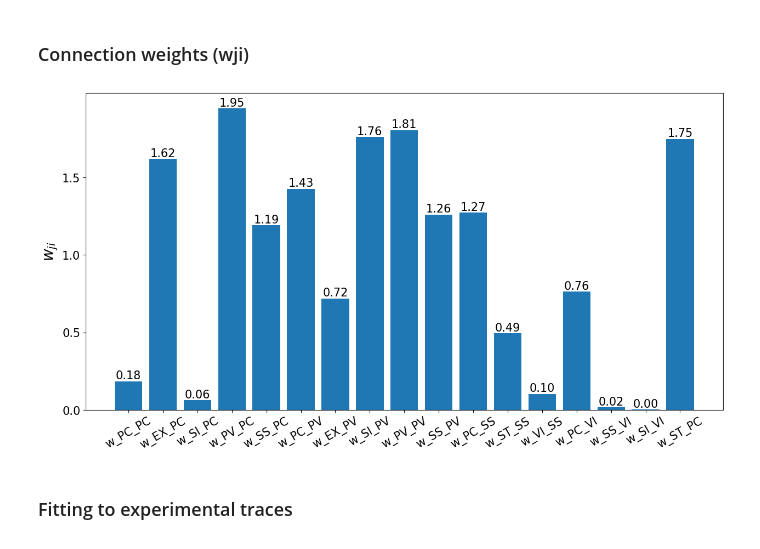
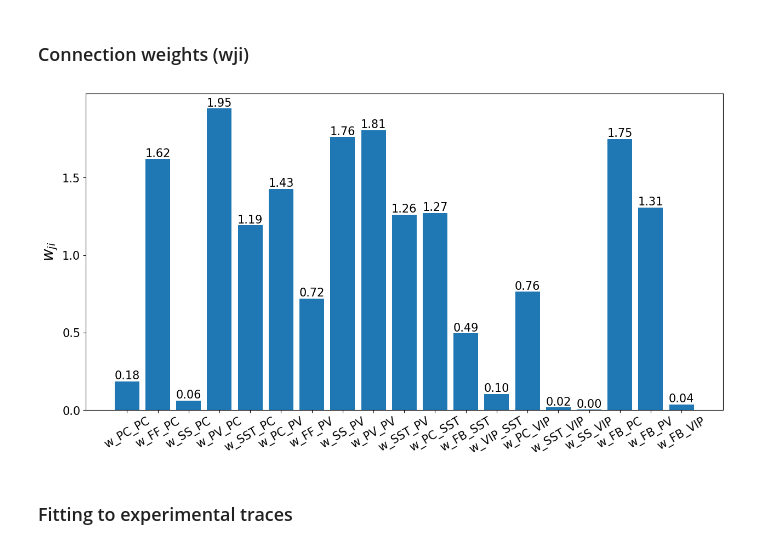
Before and after one commit to lagnadoLab/CortexModel, a Jupyter notebook: Model_V1_Rest.ipynb, the cells around one changed output. Drawn from its saved outputs; the diff is of its cells as text; code cells hidden in the pictures.

```diff
--- a/Model_V1_Rest.ipynb
+++ b/Model_V1_Rest.ipynb
@@ -165,26 +165,24 @@ def model_step(t,
     return dydt
 # %%
 names = ['w_PC_PC', # w_0
-         'w_EX_PC', # w_1
-         'w_SI_PC', # w_2
+         'w_FF_PC', # w_1
+         'w_SS_PC', # w_2
          'w_PV_PC', # w_3
-         'w_SS_PC', # w_4
+         'w_SST_PC', # w_4
          'w_PC_PV', # w_5
-         'w_EX_PV', # w_6
-         'w_SI_PV', # w_7
+         'w_FF_PV', # w_6
+         'w_SS_PV', # w_7
          'w_PV_PV', # w_8
-         'w_SS_PV', # w_9
-         'w_PC_SS', # w_10
-         'w_ST_SS', # w_11
-         'w_VI_SS', # w_12
-         'w_PC_VI', # w_13
-         'w_SS_VI', # w_14
-         'w_SI_VI', # w_15
-         'w_ST_PC', # w_16
-         'w_PC_PC', # w_17
-         'w_PC_PC', # w_18
-         'w_PC_PC', # w_19
-         'w_PC_PC'] # w_20
+         'w_SST_PV', # w_9
+         'w_PC_SST', # w_10
+         'w_FB_SST', # w_11
+         'w_VIP_SST', # w_12
+         'w_PC_VIP', # w_13
+         'w_SST_VIP', # w_14
+         'w_SS_VIP', # w_15
+         'w_FB_PC', # w_16
+         'w_FB_PV', # w_17
+         'w_FB_VIP'] # w_18
 # %%
 def exp_time(start, step, count, endpoint=False):
     """
@@ -490,17 +488,17 @@ params.add('k', value = k)
 # %%
 vals = []
 for _, param in params.items():
     vals.append(param.value)
 
 plt.figure(figsize=(15,7.5))
 plt.ylabel(r"$w_{ji}$", fontsize=20)
-plt.bar(range(len(vals[:17])),vals[:17], color='blue')
-plt.xticks(range(len(vals[:17])), names[:17], rotation = 30, fontsize=15)
-plt.bar_label(plt.bar(range(len(vals[:17])),vals[:17]), fmt = '{:.2f}', fontsize=15)
+plt.bar(range(len(vals[:19])),vals[:19], color='blue')
+plt.xticks(range(len(vals[:19])), names[:19], rotation = 30, fontsize=15)
+plt.bar_label(plt.bar(range(len(vals[:19])),vals[:19]), fmt = '{:.2f}', fontsize=15)
 plt.yticks(np.arange(0,2,0.5), fontsize=15)
 plt.show()
 # %% [output]
-[figure, old version]
+[figure, new version]
 # %%
 # Simulate the model with parameters defined in params
 model = simulate_step(t_exp, init, params)
```
Also changed, not shown: parts of 9 cells of this notebook, 1 other file.
